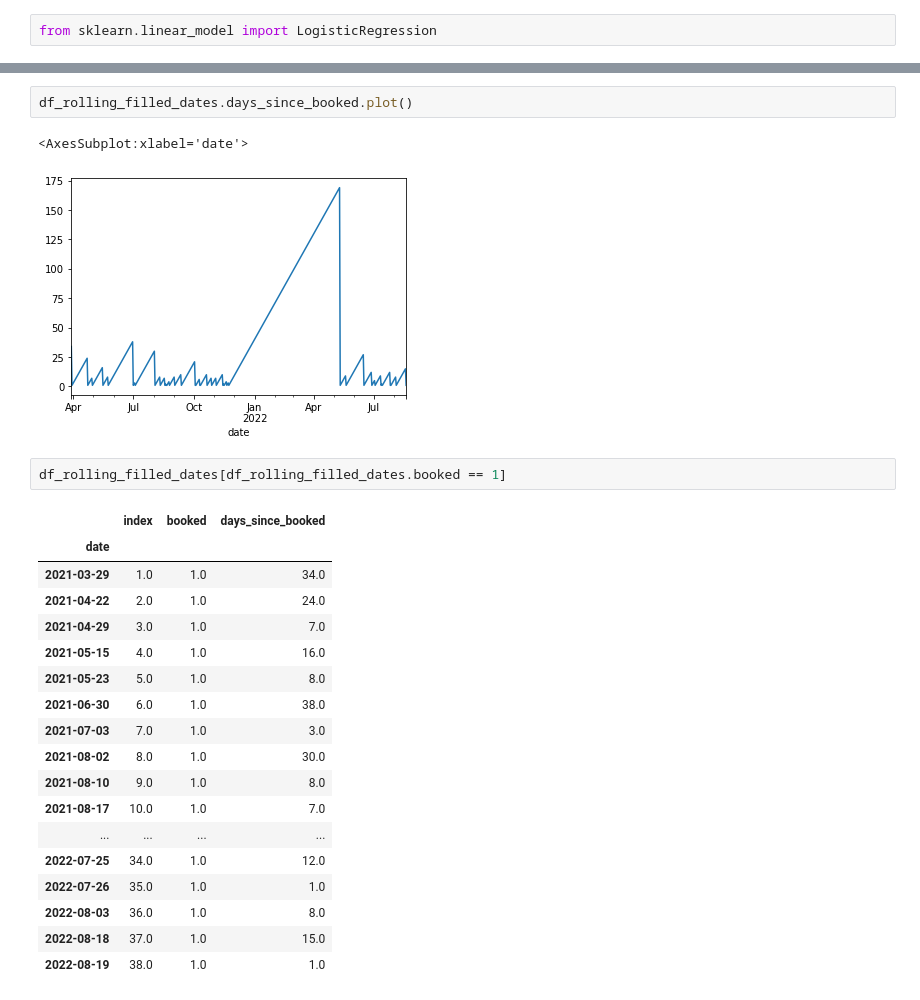
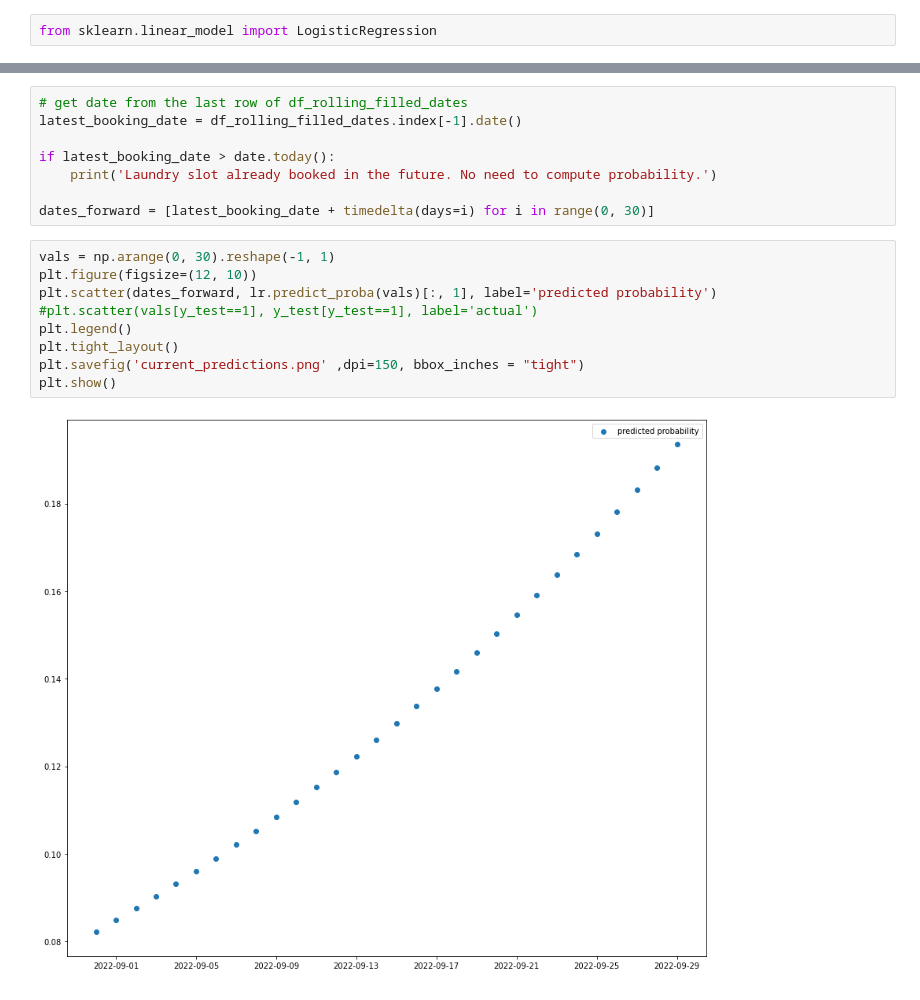
Before and after one commit to Fiskehandleren/LaundryAnalytics, a Jupyter notebook: Analysis.ipynb, the cells around one changed output, grey strips where cells are left out. Drawn from its saved outputs; the diff is of its cells as text.

```diff
--- a/Analysis.ipynb
+++ b/Analysis.ipynb
@@ -201,26 +201,19 @@ plt.show()
-# %%
-df_rolling_filled_dates.days_since_booked.plot()
-# %% [output]
-<AxesSubplot:xlabel='date'>
-[figure, removed]
-# %%
-df_rolling_filled_dates[df_rolling_filled_dates.booked == 1]
-# %% [output]
-|  | index | booked | days_since_booked |
-| date |  |  |  |
-| 2021-03-29 | 1.0 | 1.0 | 34.0 |
-| 2021-04-22 | 2.0 | 1.0 | 24.0 |
-| 2021-04-29 | 3.0 | 1.0 | 7.0 |
-| 2021-05-15 | 4.0 | 1.0 | 16.0 |
-| 2021-05-23 | 5.0 | 1.0 | 8.0 |
-| 2021-06-30 | 6.0 | 1.0 | 38.0 |
-| 2021-07-03 | 7.0 | 1.0 | 3.0 |
-| 2021-08-02 | 8.0 | 1.0 | 30.0 |
-| 2021-08-10 | 9.0 | 1.0 | 8.0 |
-| 2021-08-17 | 10.0 | 1.0 | 7.0 |
-| ... | ... | ... | ... |
-| 2022-07-25 | 34.0 | 1.0 | 12.0 |
-| 2022-07-26 | 35.0 | 1.0 | 1.0 |
-| 2022-08-03 | 36.0 | 1.0 | 8.0 |
-| 2022-08-18 | 37.0 | 1.0 | 15.0 |
-| 2022-08-19 | 38.0 | 1.0 | 1.0 |
+# %%
+# get date from the last row of df_rolling_filled_dates
+latest_booking_date = df_rolling_filled_dates.index[-1].date()
+
+if latest_booking_date > date.today():
+    print('Laundry slot already booked in the future. No need to compute probability.')
+
+dates_forward = [latest_booking_date + timedelta(days=i) for i in range(0, 30)]
+# %%
+vals = np.arange(0, 30).reshape(-1, 1)
+plt.figure(figsize=(12, 10))
+plt.scatter(dates_forward, lr.predict_proba(vals)[:, 1], label='predicted probability')
+#plt.scatter(vals[y_test==1], y_test[y_test==1], label='actual')
+plt.legend()
+plt.tight_layout()
+plt.savefig('current_predictions.png' ,dpi=150, bbox_inches = "tight")
+plt.show()
+# %% [output]
+[figure, added]
```
Also changed, not shown: parts of 16 cells of this notebook, 3 other files.
